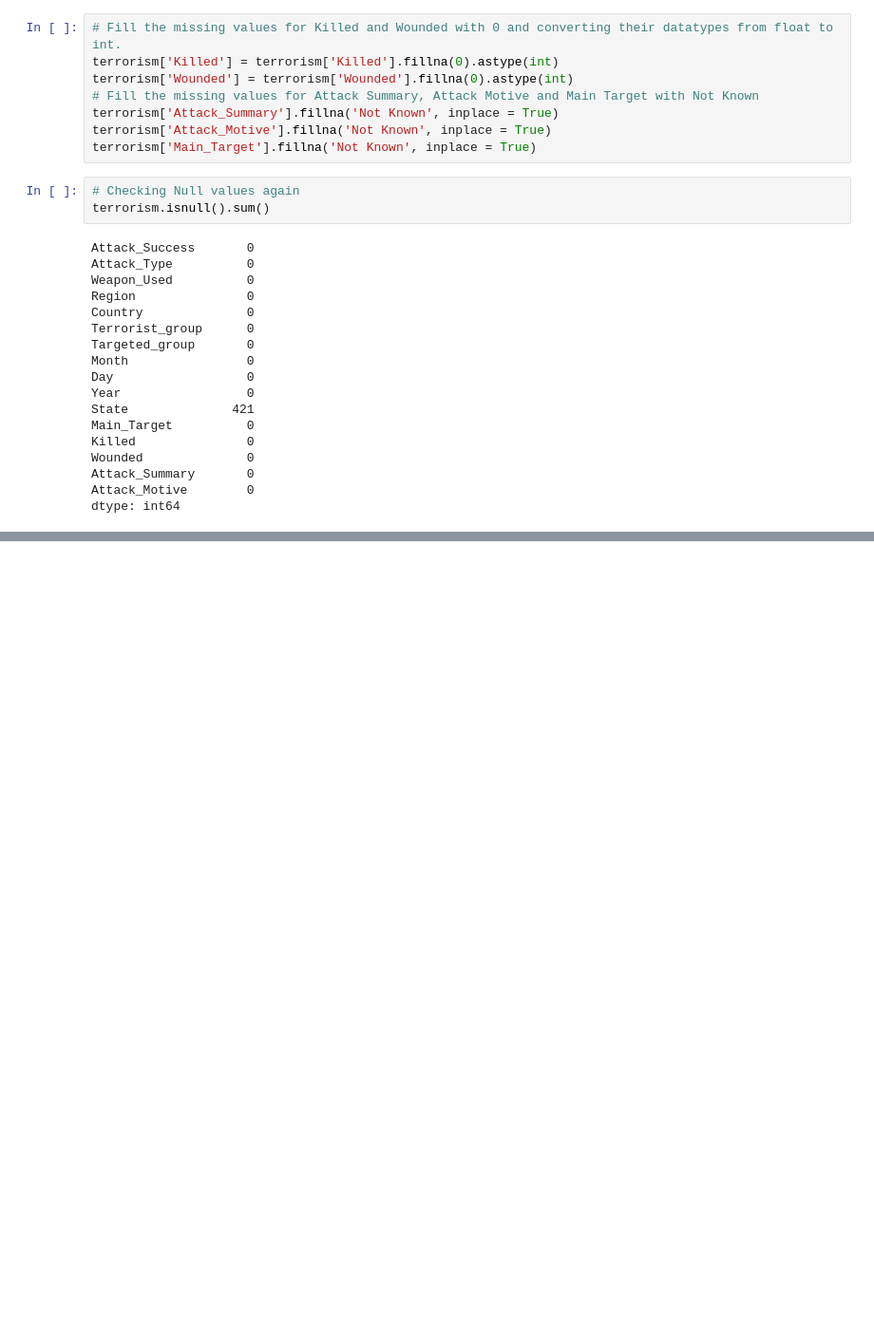
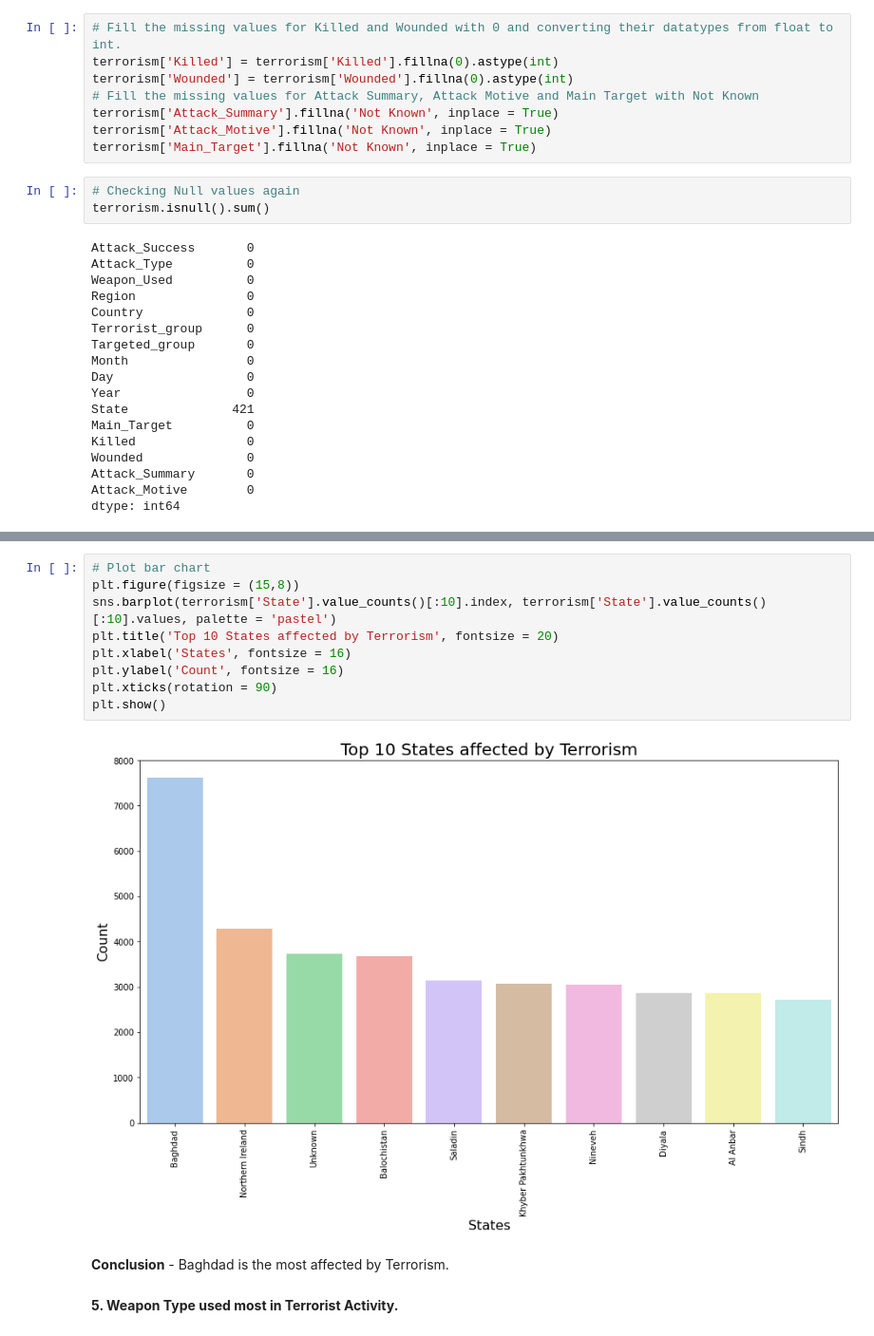
Before and after one commit to aarti-singh22/global-terrorism-analysis, a Jupyter notebook: Global_Terrorism_by_Aarti.ipynb, the cells around one changed output, grey strips where cells are left out. Shown at 95% size. Cells and saved outputs as stored; diff of their text form; blank space fills up the shorter version.

```diff
--- a/Global_Terrorism_by_Aarti.ipynb
+++ b/Global_Terrorism_by_Aarti.ipynb
@@ -428,0 +537,15 @@ dtype: int64
+# %%
+# Plot bar chart
+plt.figure(figsize = (15,8))
+sns.barplot(terrorism['State'].value_counts()[:10].index, terrorism['State'].value_counts()[:10].values, palette = 'pastel')
+plt.title('Top 10 States affected by Terrorism', fontsize = 20)
+plt.xlabel('States', fontsize = 16)
+plt.ylabel('Count', fontsize = 16)
+plt.xticks(rotation = 90)
+plt.show()
+# %% [output]
+[figure, added]
+# %% [markdown]
+**Conclusion** - Baghdad is the most affected by Terrorism.
+# %% [markdown]
+**5. Weapon Type used most in Terrorist Activity.**
```
Also changed, not shown: parts of 34 cells of this notebook.
